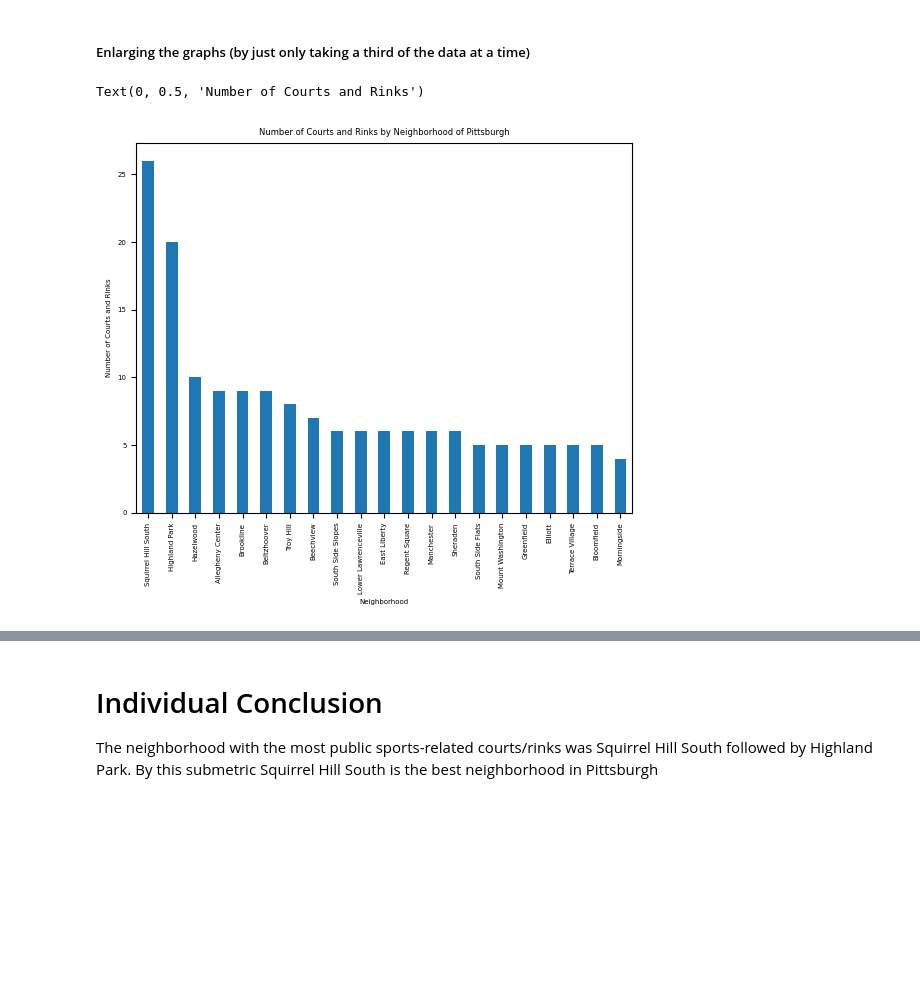
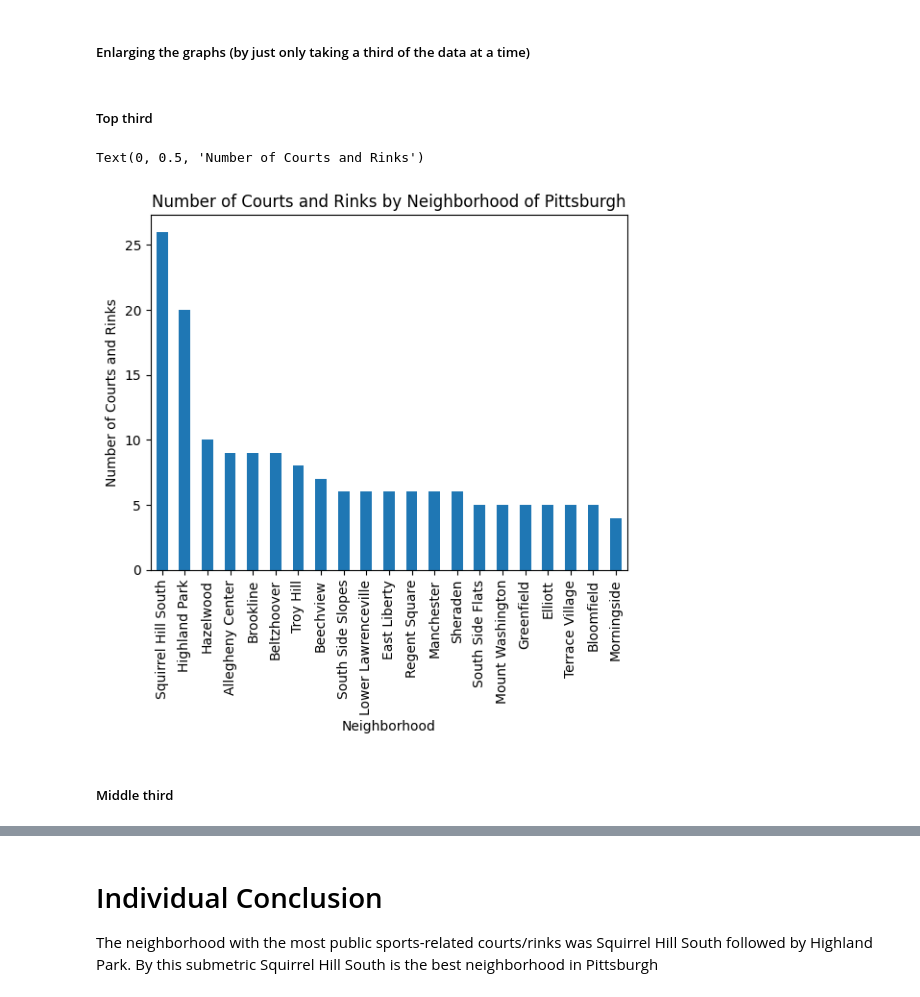
Before and after one commit to danielhufnagle/CMPINF0010FinalProj, a Jupyter notebook: courts-rinks.ipynb, the cells around one changed output, grey strips where cells are left out. Cells and saved outputs as stored; diff of their text form; code cells hidden in the pictures; blank space fills up the shorter version.

```diff
--- a/courts-rinks.ipynb
+++ b/courts-rinks.ipynb
@@ -80,14 +80,19 @@ Text(0, 0.5, 'Number of Courts and Rinks')
 [figure]
 # %% [markdown]
 ##### Enlarging the graphs (by just only taking a third of the data at a time)
+# %% [markdown]
+##### Top third
 # %%
+plt.rcParams.update({'font.size': 10})
 n_series[:21].plot.bar(rot=90)
 plt.title('Number of Courts and Rinks by Neighborhood of Pittsburgh')
 plt.xlabel('Neighborhood')
 plt.ylabel('Number of Courts and Rinks')
 # %% [output]
 Text(0, 0.5, 'Number of Courts and Rinks')
-[figure, old version]
+[figure, new version]
+# %% [markdown]
+##### Middle third
 # %%
 n_series[21:42].plot.bar(rot=90)
 plt.title('Number of Courts and Rinks by Neighborhood of Pittsburgh')
```
Also changed, not shown: parts of 3 cells of this notebook, 2 other files.
